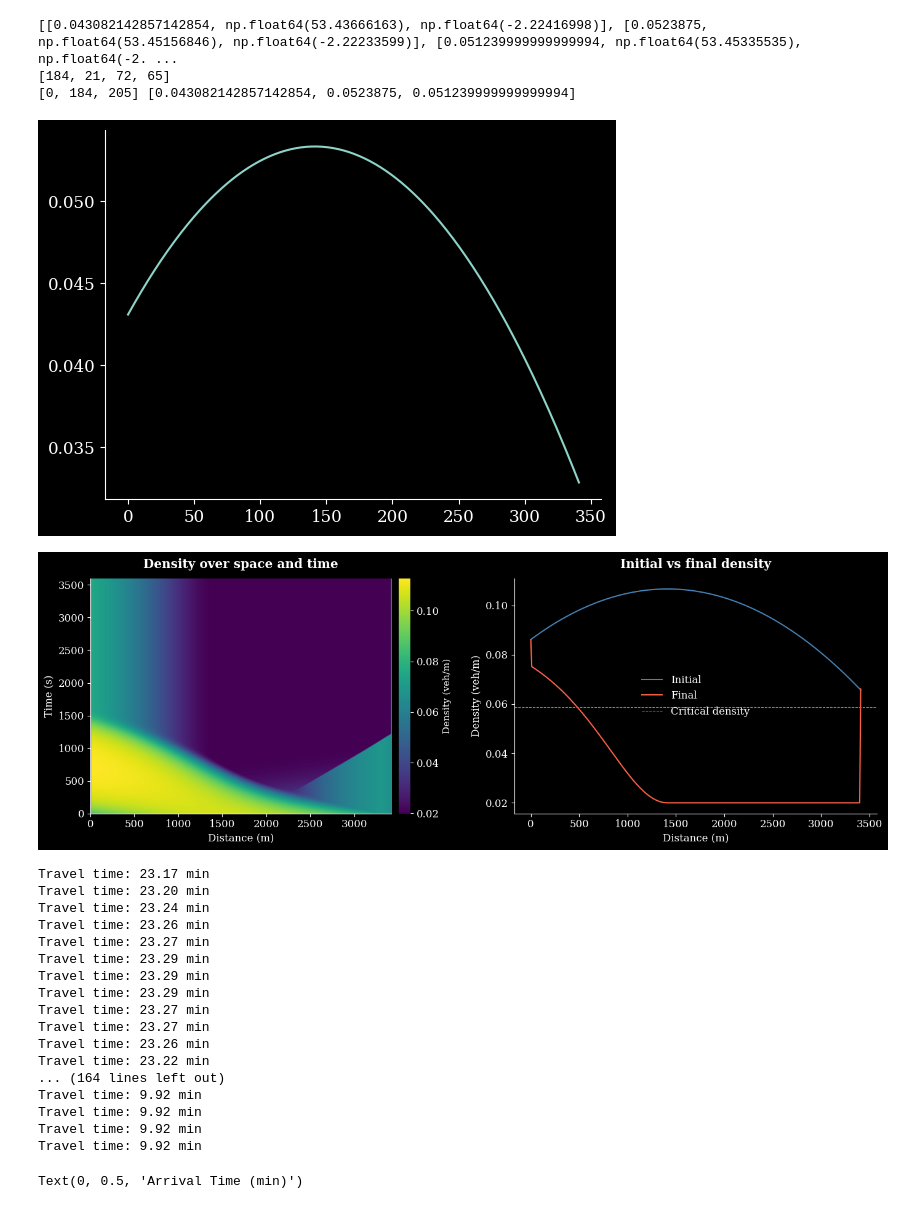
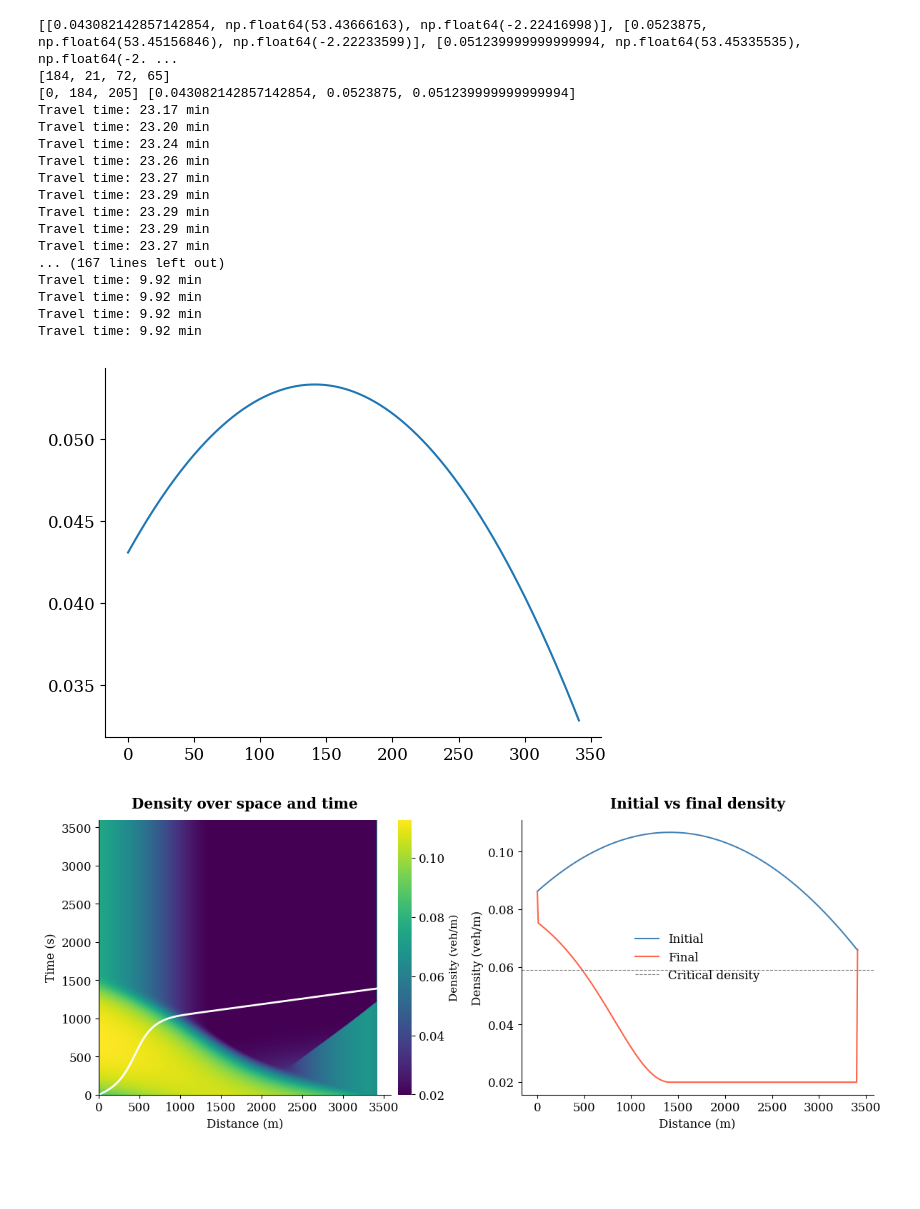
Before and after one commit to damianfrench/General-Physics, a Jupyter notebook: code/notebooks/combining_data_and_model_poly.ipynb, the cells around one changed output. Cells and saved outputs as stored; diff of their text form; code cells hidden in the pictures; blank space fills up the shorter version.

Commit message:
added trajectory for t=0 to the heatmap plot

```diff
--- a/code/notebooks/combining_data_and_model_poly.ipynb
+++ b/code/notebooks/combining_data_and_model_poly.ipynb
@@ -58,58 +58,59 @@ im = axes[0].imshow(
     origin='lower',
     extent=[0, N * CELL_SIZE, 0, len(history) * model.step_width],
     cmap='viridis'
 )
 cbar = fig.colorbar(im, ax=axes[0], pad=0.02)
 cbar.set_label('Density (veh/m)', fontsize=11)
 cbar.outline.set_visible(False)
 axes[0].set_xlabel('Distance (m)')
 axes[0].set_ylabel('Time (s)')
 axes[0].set_title('Density over space and time', fontweight='bold', pad=12)
 
 # Initial vs final
 axes[1].plot(distance, history[0], label='Initial', color='steelblue', linewidth=1.5)
 axes[1].plot(distance, history[-1], label='Final', color='tomato', linewidth=1.5)
 axes[1].axhline(jam_density / 2, color='grey', linestyle='--', linewidth=0.8, label='Critical density')
 axes[1].set_xlabel('Distance (m)')
 axes[1].set_ylabel('Density (veh/m)')
 axes[1].set_title('Initial vs final density', fontweight='bold', pad=12)
 axes[1].legend(frameon=False)
 
-plt.tight_layout()
-plt.show()
 
 # --- Travel time ---
 time_arr = []
+total_trajectory_x=[]
+total_trajectory_t=[]
 for i in range(0,1800, 10):
-    travel = model.travel_time(start_cell=0, end_cell=N-1, start_time=i)
+    travel,trajectory_x,trajectory_t = model.travel_time(start_cell=0, end_cell=N-1, start_time=i)
+    total_trajectory_x.append(trajectory_x)
+    total_trajectory_t.append(trajectory_t)
     time_arr.append((i + travel) / 60)
     print(f"Travel time: {travel/60:.2f} min" if travel else "Vehicle did not reach end within simulation")
-
-plt.plot(np.arange(0,1800, 10)/ 60, time_arr)
-plt.title('Travel time to labs(starting at 8:30)')
-plt.xlabel('Departure Time (min)')
-plt.ylabel('Arrival Time (min)')
+axes[0].plot(total_trajectory_x[0], total_trajectory_t[0], color='white', linewidth=2, label='Vehicle trajectory')
+fig,ax=plt.subplots(1)
+ax.plot(np.arange(0,1800, 10)/ 60, time_arr)
+ax.set_title('Travel time to labs(starting at 8:30)')
+ax.set_xlabel('Departure Time (min)')
+ax.set_ylabel('Arrival Time (min)')
+plt.tight_layout()
+plt.show()
 # %% [output]
 [[0.043082142857142854, np.float64(53.43666163), np.float64(-2.22416998)], [0.0523875, np.float64(53.45156846), np.float64(-2.22233599)], [0.051239999999999994, np.float64(53.45335535), np.float64(-2. ...
 [184, 21, 72, 65]
 [0, 184, 205] [0.043082142857142854, 0.0523875, 0.051239999999999994]
+Travel time: 23.17 min
+Travel time: 23.20 min
+Travel time: 23.24 min
+Travel time: 23.26 min
+Travel time: 23.27 min
+Travel time: 23.29 min
+Travel time: 23.29 min
+Travel time: 23.29 min
+Travel time: 23.27 min
+... (167 lines left out)
+Travel time: 9.92 min
+Travel time: 9.92 min
+Travel time: 9.92 min
+Travel time: 9.92 min
-[figure, old version]
+[figure, new version]
-[figure, old version]
+[figure, new version]
-Travel time: 23.17 min
-Travel time: 23.20 min
-Travel time: 23.24 min
-Travel time: 23.26 min
-Travel time: 23.27 min
-Travel time: 23.29 min
-Travel time: 23.29 min
-Travel time: 23.29 min
-Travel time: 23.27 min
-Travel time: 23.27 min
-Travel time: 23.26 min
-Travel time: 23.22 min
-... (164 lines left out)
-Travel time: 9.92 min
-Travel time: 9.92 min
-Travel time: 9.92 min
-Travel time: 9.92 min
-Text(0, 0.5, 'Arrival Time (min)')
```
Also changed, not shown: parts of 1 cell of this notebook, 1 other file.
